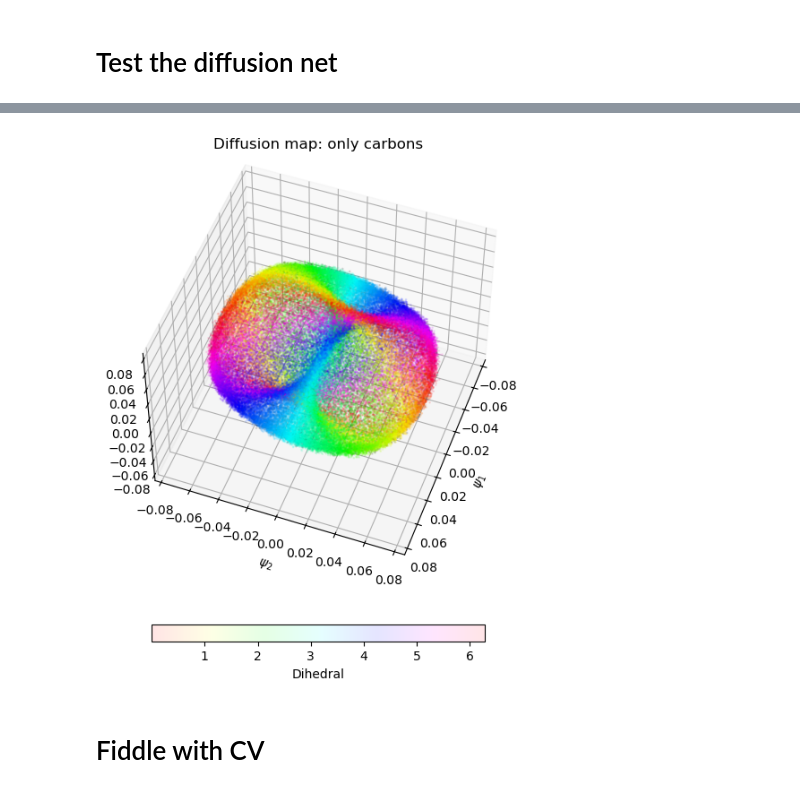
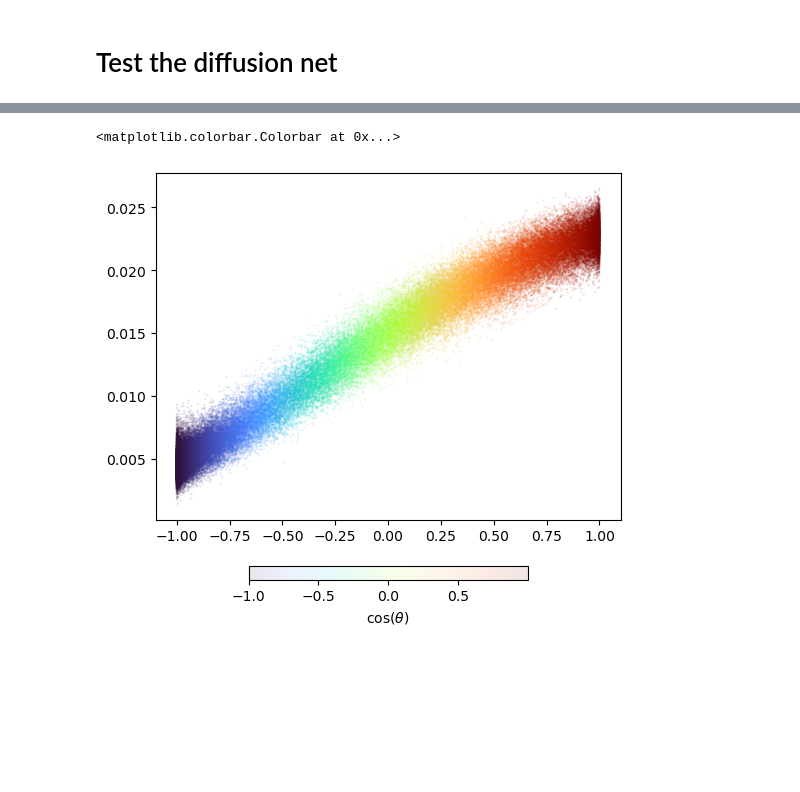
Before and after one commit to ShashankSule/CV_learning_butane, a Jupyter notebook: learn/compute_dnet.ipynb, the cells around one changed output, grey strips where cells are left out. Saved outputs shown, nothing was run; the diff lists cells and outputs as text; code cells hidden in the pictures; blank space fills up the shorter version.

```diff
--- a/learn/compute_dnet.ipynb
+++ b/learn/compute_dnet.ipynb
@@ -451,13 +155,13 @@ def train_time_lagged_sep(model_enc, model_dec, optimizer_enc, optimizer_dec, ep
 # %%
 lag = 10 # defining the lag for the time-lagged autoencoder
 batch_size = 64
-num_epochs = 500
+num_epochs = 1
 train = True
 if train:
     for epoch in tqdm(range(num_epochs)):
         # print(f"epoch {epoch}:")
         if epoch % 50 == 0:
-            train_sep(model_encoder_reg, model_decoder_reg, optimizer_reg_enc, optimizer_reg_dec, epoch, train_loader, True)
+            train_sep(model_encoder_reg, model_decoder_reg, optimizer_reg_enc, optimizer_reg_dec, device, Ltorch, eigvals_mat, train_loader, mse_loss, True)
         else:
-            train_sep(model_encoder_reg, model_decoder_reg, optimizer_reg_enc, optimizer_reg_dec, epoch, train_loader, False)
+            train_sep(model_encoder_reg, model_decoder_reg, optimizer_reg_enc, optimizer_reg_dec, device, Ltorch, eigvals_mat, train_loader, mse_loss, False)
 # %% [output]
@@ -475,10 +170,10 @@ KeyboardInterrupt:
 # %% [markdown]
 # Test the diffusion net
 # %%
-loader = False
+loader = True
 if loader:
-    model_encoder_reg = Encoder(activation, input_dim, hidden1_dim, hidden2_dim, hidden3_dim, hidden4_dim, encoder_dim).to(device)
-    model_encoder_reg.load_state_dict(torch.load("model_encoder_DNet_Laplacian_26jul2024_carbons", map_location=device))
+    model_encoder_reg = Encoder(layer, activation, input_dim, hidden1_dim, hidden2_dim, hidden3_dim, hidden4_dim, encoder_dim).to(device)
+    model_encoder_reg.load_state_dict(torch.load("diffusion_net", map_location=device))
 model_encoder_reg.eval()
 # %% [output]
 Encoder(
@@ -510,14 +200,8 @@ test_data = torch.Tensor(dataMetaD.reshape((num_points_test, 12)))
 gram_matrices_test = test_data
 # %%
-encoded_out_nontl = model_encoder_reg(gram_matrices_train.T.float()).detach()
-# encoded_out_test_nontl = model_encoder_reg(torch.from_numpy(gram_matrices_test).to(device).float()).detach() #test_data
-encoded_out_test_nontl = model_encoder_reg(gram_matrices_test.to(device).float()).detach() #test_data
+encoded_out_nontl = model_encoder_reg(gram_matrices_train.T.float()).detach().cpu().numpy()
+encoded_out_test_nontl = model_encoder_reg(gram_matrices_test.to(device).float()).detach().numpy()
 reconst_out_nontl = model_decoder_reg(encoded_out_nontl).T.detach()
-# %%
-encoded_out_nontl = encoded_out_nontl.cpu().numpy()
-encoded_out_test_nontl = encoded_out_test_nontl.cpu().numpy()
-# encoded_out_test_nontl = model_encoder_reg(torch.from_numpy(gram_matrices_test).to(device).float()).detach() #test_data
-# reconst_out_nontl = model_decoder_reg(encoded_out_nontl).T.detach()
 # %%
 size_vec = np.pi - np.abs(dihedralsMetaD-np.pi)
 dihedrals_vec = np.abs(dihedralsMetaD - np.pi)
@@ -586,17 +232,10 @@ plt.hist(dihedrals_vec, bins=50)
 # %%
-fig = plt.figure(figsize=(8,8))
-ax = fig.add_subplot(projection='3d')
-p = ax.scatter(encoded_out_test_nontl[test_indices,0], encoded_out_test_nontl[test_indices, 1], encoded_out_test_nontl[test_indices,2], \
-               c=dihedralsMetaD[test_indices], cmap='hsv', s=1.0, alpha=0.1)
-p1 = ax.scatter(encoded_out_test_nontl[~test_indices,0], encoded_out_test_nontl[~test_indices, 1], encoded_out_test_nontl[~test_indices,2], \
-               c='k', s=1.0, alpha=0.1)
-ax.set_xlabel(f"$\psi_1$")
-ax.set_ylabel(f"$\psi_2$")
-# ax.set_zlabel(f"$\psi_3$")
-fig.colorbar(p,location='bottom', shrink=0.6, pad=0.1, label='Dihedral')
-# ax.view_init(elev=30, azim=-150)
-ax.set_title("Diffusion map: only carbons")
-ax.view_init(azim=azim+80, elev=50, roll=roll)
-plt.show()
+fig = plt.figure(figsize=(6,6))
+ax = fig.add_subplot()
+p = ax.scatter(np.cos(dihedralsMetaD)[test_indices], encoded_out_test_nontl[test_indices, 0]**2 + encoded_out_test_nontl[test_indices, 1]**2, \
+               c=np.cos(dihedralsMetaD)[test_indices], cmap='turbo', s=0.5, alpha=0.1)
+# ax.set_title("Manifold learned by diffusion net")
+fig.colorbar(p,location='bottom', shrink=0.6, pad=0.1, label=r'$\cos(\theta)$')
 # %% [output]
+<matplotlib.colorbar.Colorbar at 0x...>
-[figure, old version]
+[figure, new version]
@@ -609,2 +241,0 @@ if saver:
-# %% [markdown]
-# Fiddle with CV
```
Also changed, not shown: parts of 38 cells of this notebook, 14 other files.
